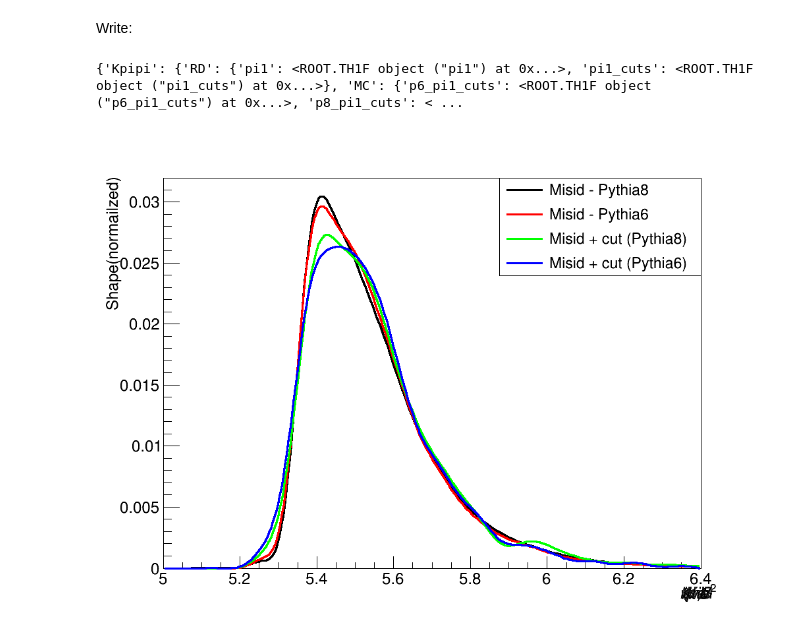
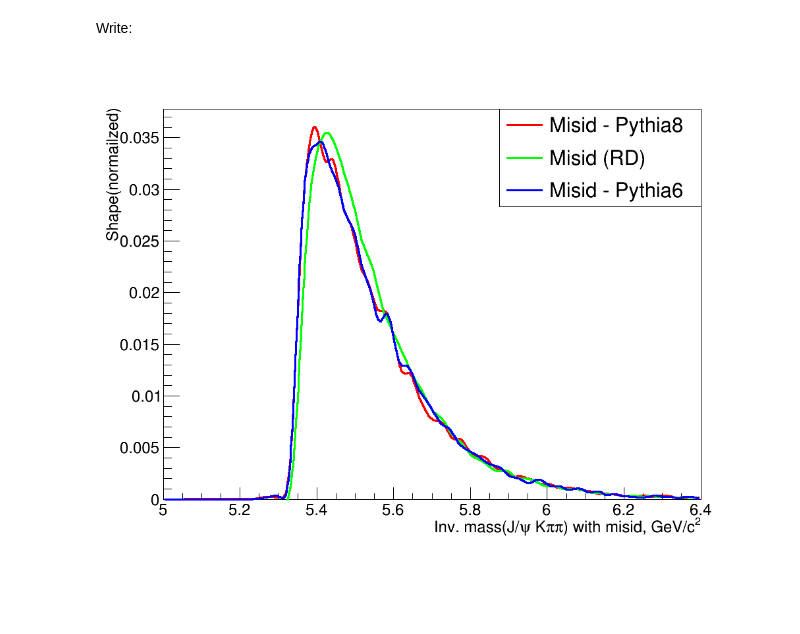
Before and after one commit to sashabaranov/Bu2JpsiKKpi, a Jupyter notebook: Kpipi/fit/make_forms.ipynb, the cells around one changed output. Saved outputs shown, nothing was run; the diff lists cells and outputs as text; code cells hidden in the pictures; blank space fills up the shorter version.

```diff
--- a/Kpipi/fit/make_forms.ipynb
+++ b/Kpipi/fit/make_forms.ipynb
@@ -59,7 +44,3 @@ db.sync()
 db.close()
 # %%
 db = shelve.open('$KKpidir/fit/histos.shelve')
-# %%
-print db
-# %% [output]
-{'Kpipi': {'RD': {'pi1': <ROOT.TH1F object ("pi1") at 0x...>, 'pi1_cuts': <ROOT.TH1F object ("pi1_cuts") at 0x...>}, 'MC': {'p6_pi1_cuts': <ROOT.TH1F object ("p6_pi1_cuts") at 0x...>, 'p8_pi1_cuts': < ...
@@ -70,47 +47,49 @@ histos = [(x, True) for x in db['Kpipi']['MC'].values()]
-# %%
-for el in histos:
-    h, MC = el
-    h.Sumw2()
-    h.Scale(1.0/h.Integral())
-    h.Smooth(200)
-
-histos = sorted(histos, key=lambda el: -el[0].GetMaximum())
 # %%
-titleX = '#Inv.\,mass(J/\psi\,K\pi\pi) \,\, with \,\, misid, GeV/c^2'
+titleX = 'Inv. mass(J/#psi K#pi#pi) with misid, GeV/c^{2}'
 # titleY = "Events / (%.1f \, MeV/c^{2})" % (histos[0][0].GetBinWidth(0) * 1000)
 titleY = "Shape(normailzed)"
 # %%
+histos = [(x, True) for x in db['Kpipi']['MC'].values()] + [(x, False) for x in db['Kpipi']['RD'].values()]
+
+for el in histos:
+    h, MC = el
+    h.Sumw2()
+    h.Scale(1.0/h.Integral())
+    h.Smooth(5)
+
+histos = sorted(histos, key=lambda el: -el[0].GetMaximum())
+
 canvas = rootnotes.random_canvas(size=(1024,768))
 
 legend = ROOT.TLegend(0.6, 0.7, 0.9, 0.9)
 legend.SetFillColor(ROOT.kWhite)
 
 
 
 for i, el in enumerate(histos):
     h, MC = el
-    col = i + 1
+    col = i + 2
 
     y_axis = h.GetYaxis()
     y_axis.SetTitleOffset(1.1)
 
     h.SetLineWidth(3)
     h.SetLineColor(col)
     # h.SetFillColor(col)
     h.SetMarkerColor(col)
 
     h.SetXTitle(titleX)
     h.SetYTitle(titleY)
     h.SetStats(0)
     y_axis = h.GetYaxis()
     y_axis.SetTitleOffset(1.3)
 
-    h.Draw('hist same c')
+    h.Draw('hist same c ')
     h.SetMarkerSize(0.01)
     legend.AddEntry(h.GetName(), make_legend(h.GetName(), mc=MC), "l")
 
 legend.Draw()
 
 canvas
 # %% [output]
-[figure, old version]
+[figure, new version]
```
Also changed, not shown: parts of 7 cells of this notebook, 5 other files.
